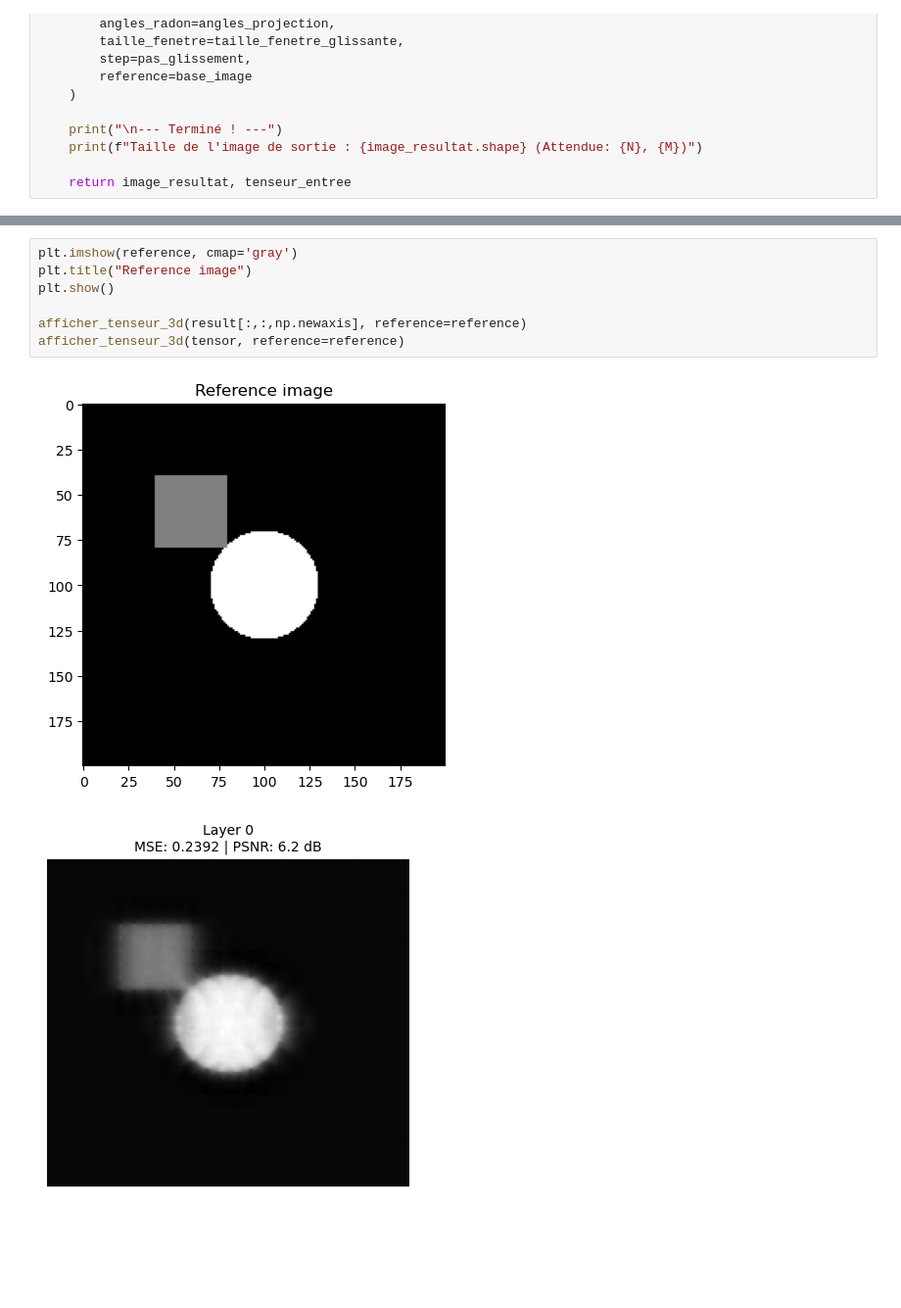
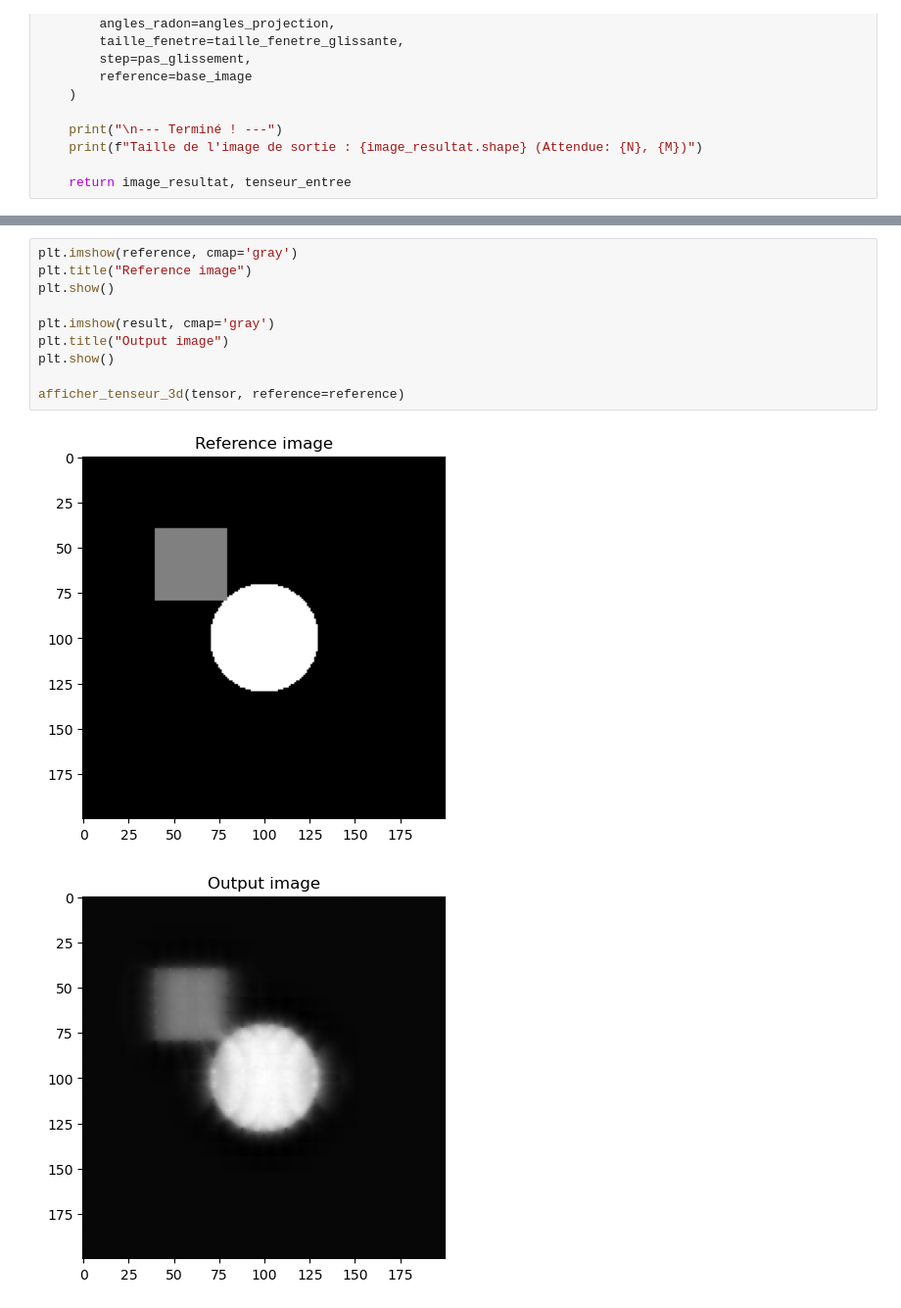
Before and after one commit to Oscosc/Projet-TSAI-2025, a Jupyter notebook: src/simplified_pipeline.ipynb, the cells around one changed output, grey strips where cells are left out. Shown at 98% size. Cells and saved outputs as stored; diff of their text form; blank space fills up the shorter version.

```diff
--- a/src/simplified_pipeline.ipynb
+++ b/src/simplified_pipeline.ipynb
@@ -260,13 +260,16 @@ Taille de l'image de sortie : (200, 200) (Attendue: 200, 200)
 # %%
 plt.imshow(reference, cmap='gray')
 plt.title("Reference image")
 plt.show()
 
-afficher_tenseur_3d(result[:,:,np.newaxis], reference=reference)
+plt.imshow(result, cmap='gray')
+plt.title("Output image")
+plt.show()
+
 afficher_tenseur_3d(tensor, reference=reference)
 # %% [output]
 [figure]
-[figure, old version]
+[figure, new version]
 [figure]
 # %%
 shepp_logan = plt.imread("../data/tensor_decomposition/SheppLogan_Phantom.png")
```
Also changed, not shown: parts of 3 cells of this notebook, 5 other files.
